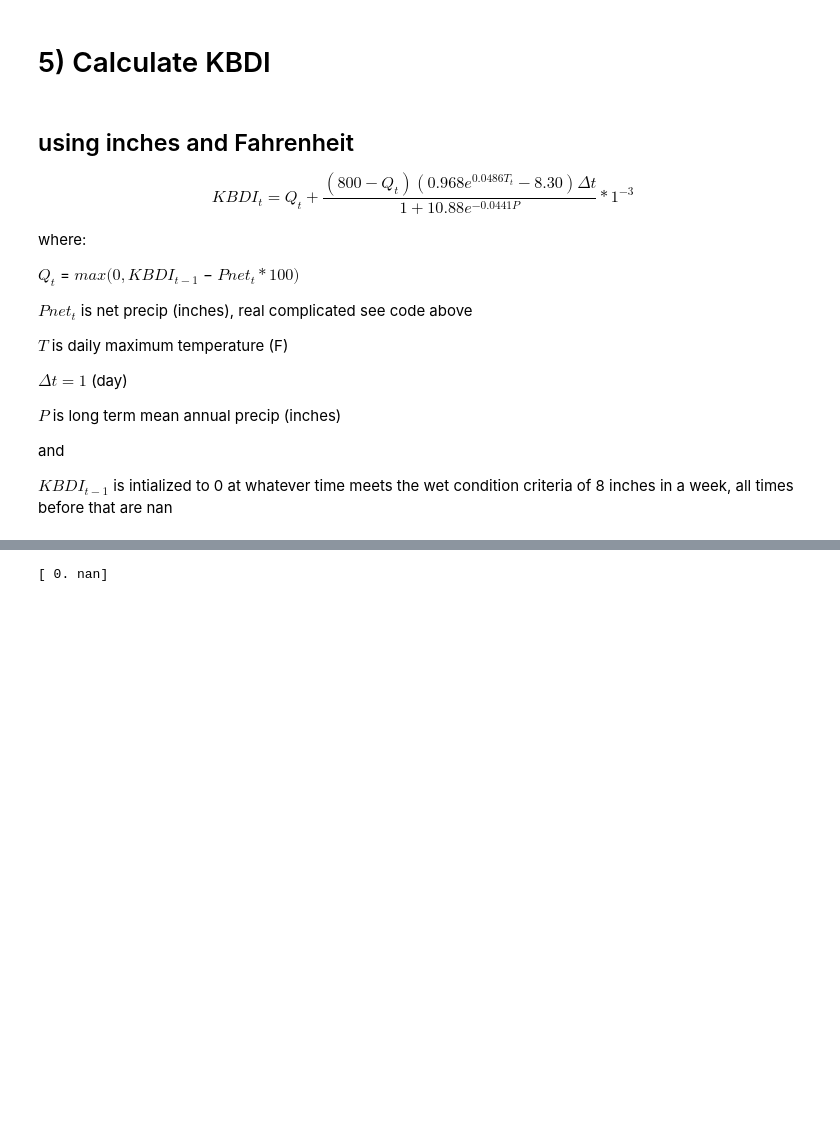
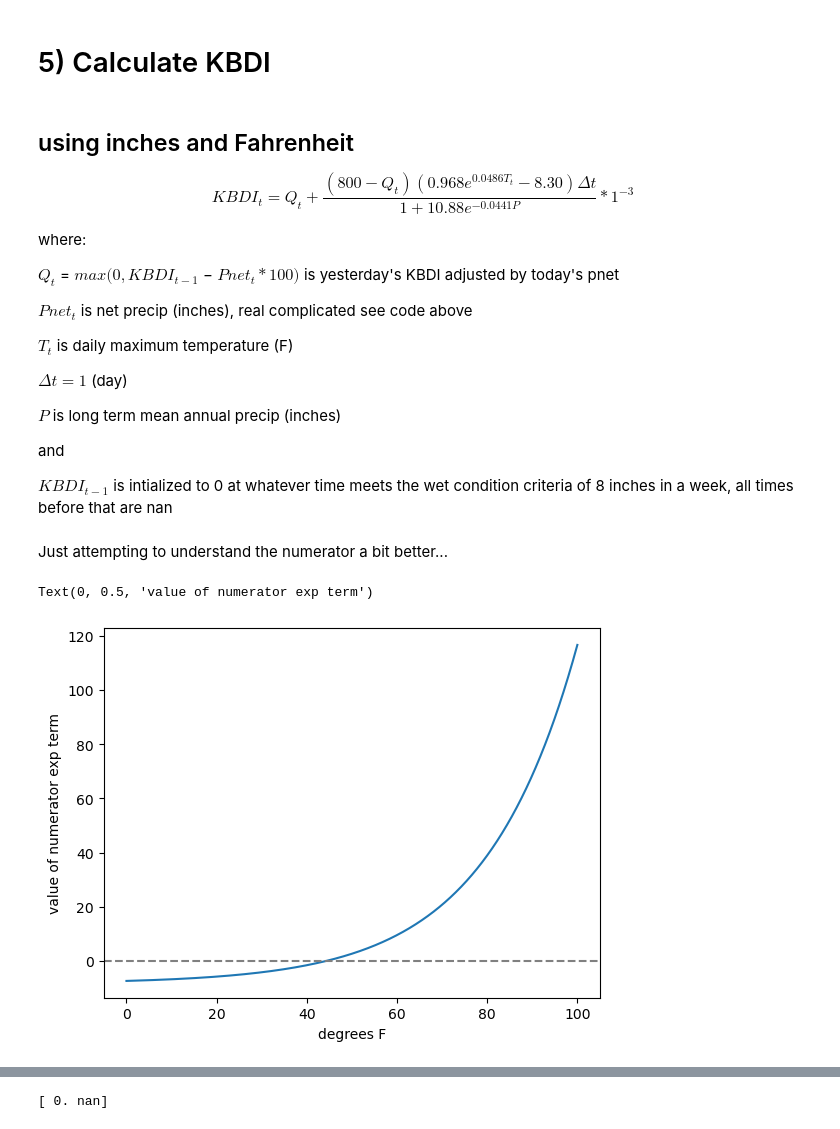
Before and after one commit to kerriegeil/NERR_fire, a Jupyter notebook: 02_analysis/messy/KBDI_InchesFahrenheit.ipynb, the cells around one changed output, grey strips where cells are left out. Drawn from its saved outputs; the diff is of its cells as text; code cells hidden in the pictures; blank space fills up the shorter version.

```diff
--- a/02_analysis/messy/KBDI_InchesFahrenheit.ipynb
+++ b/02_analysis/messy/KBDI_InchesFahrenheit.ipynb
@@ -371,11 +368,11 @@ $$
 
 where:
 
-$Q_{t}$ = $max(0, KBDI_{t-1}$ − $Pnet_{t} * 100)$
+$Q_{t}$ = $max(0, KBDI_{t-1}$ − $Pnet_{t} * 100)$ is yesterday's KBDI adjusted by today's pnet
 
 $Pnet_{t}$ is net precip (inches), real complicated see code above
 
-$T$ is daily maximum temperature (F)
+$T_{t}$ is daily maximum temperature (F)
 
 $Δt = 1$ (day)
 
@@ -384,3 +381,16 @@ $P$ is long term mean annual precip (inches)
 and
 
 $KBDI_{t-1}$ is intialized to 0 at whatever time meets the wet condition criteria of 8 inches in a week, all times before that are nan
+# %% [markdown]
+Just attempting to understand the numerator a bit better...
+# %%
+x = np.linspace(0,100,5000)
+y = 0.968 * np.exp(0.0486*x) - 8.3
+
+plt.plot(x,y)
+plt.axhline(0,color='grey',ls='--')
+plt.xlabel('degrees F')
+plt.ylabel('value of numerator exp term')
+# %% [output]
+Text(0, 0.5, 'value of numerator exp term')
+[figure, added]
```
Also changed, not shown: parts of 62 cells of this notebook, 6 other files.
